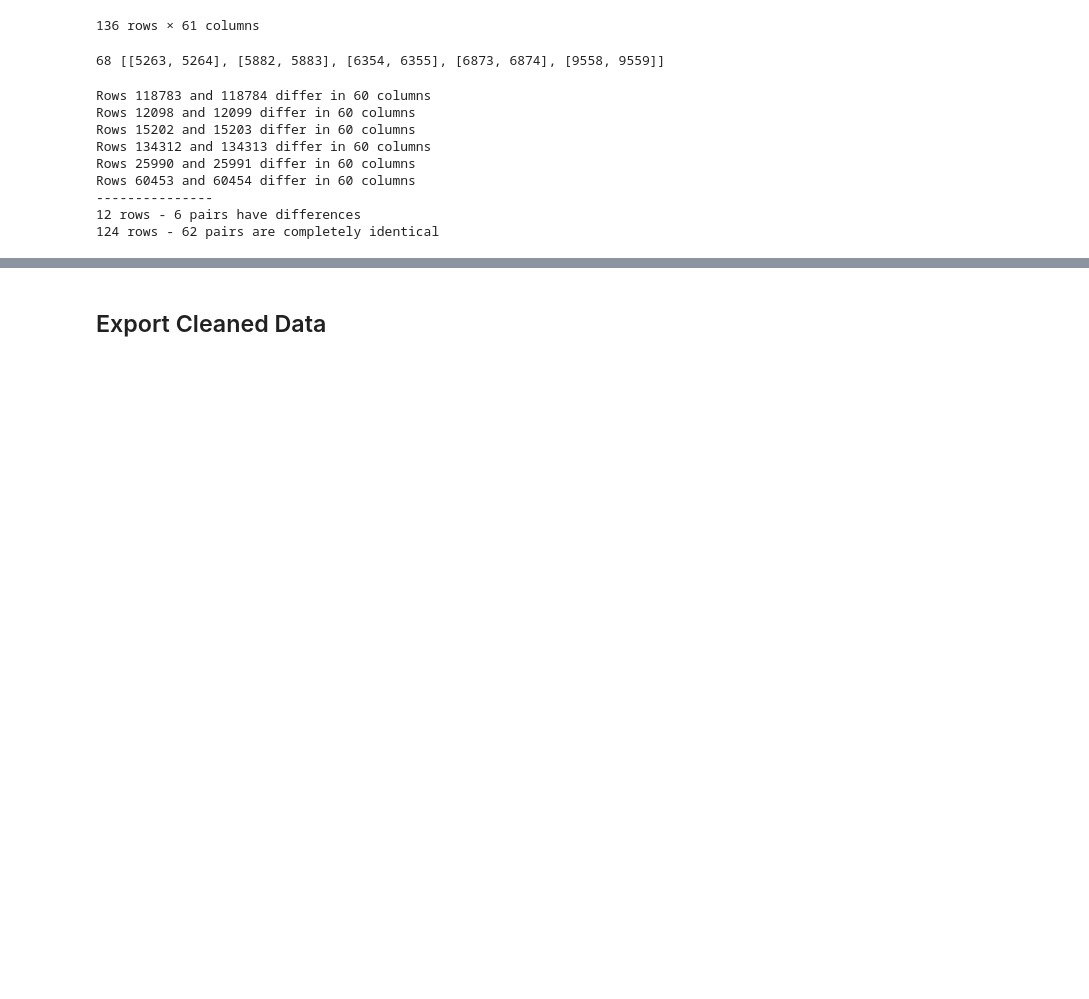
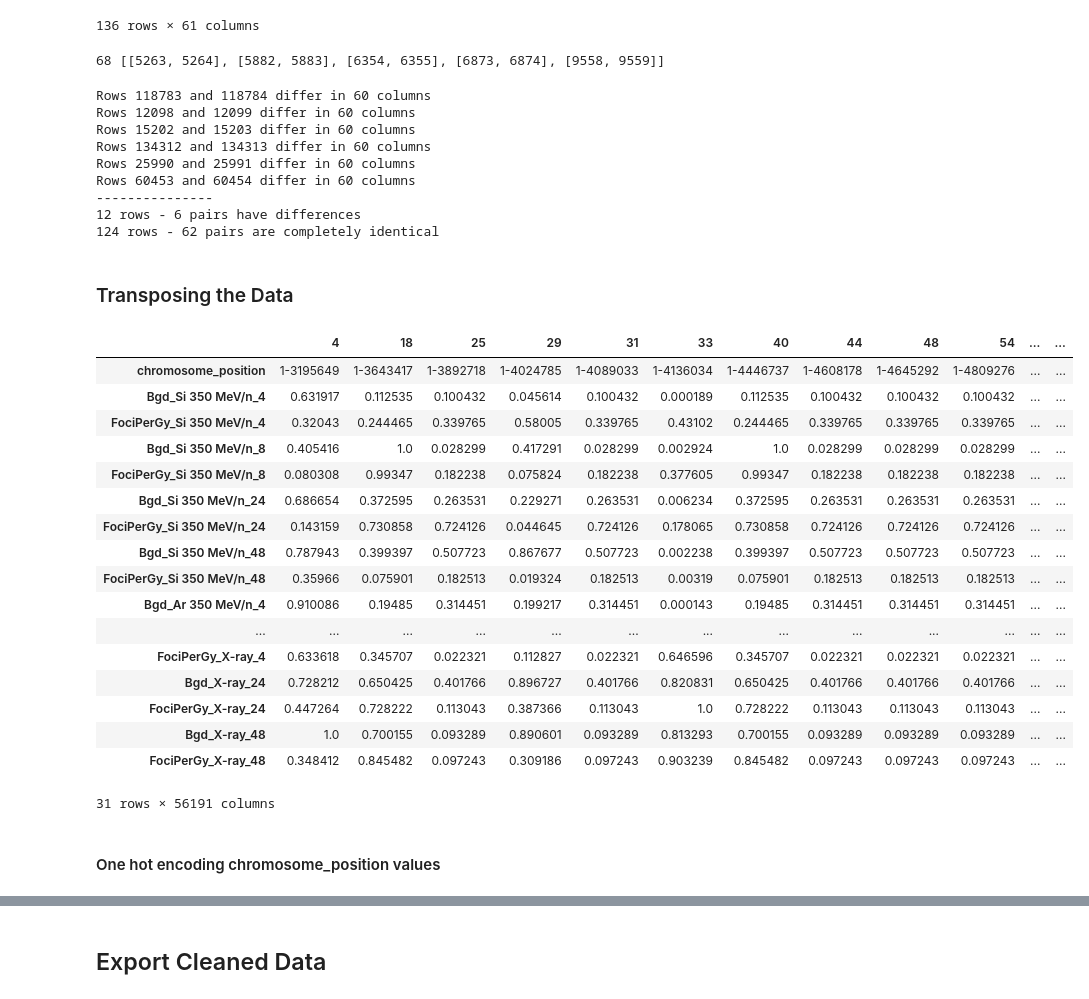
Before and after one commit to dag-ml/nodag, a Jupyter notebook: src/gwas_exploration_preprocessing.ipynb, the cells around one changed output, grey strips where cells are left out. Drawn from its saved outputs; the diff is of its cells as text; code cells hidden in the pictures; blank space fills up the shorter version.

```diff
--- a/src/gwas_exploration_preprocessing.ipynb
+++ b/src/gwas_exploration_preprocessing.ipynb
@@ -155,3 +155,17 @@ gwas_df_clean
 | 134567 | 22-993761 | 0.001780 | 0.818153 | 0.001511 | ... |
 | 134573 | 22-1042487 | 0.205781 | 0.284442 | 0.067263 | ... |
 56191 rows × 61 columns
+# %%
+# Average column values for column names ending with and without .1
+gwas_df_clean_min = gwas_df_clean.copy()
+
+# Identify columns ending with .1
+dot_one_columns = [col for col in gwas_df_clean_min.columns if col.endswith('.1')]
+
+# Iterate through the .1 columns
+for col in dot_one_columns:
+    original_col = col.rsplit('.1', 1)[0]  # Extract the original column name by removing the '.1' suffix
+    gwas_df_clean_min[original_col] = (gwas_df_clean_min[original_col] + gwas_df_clean_min[col]) / 2  # Average the values
+    gwas_df_clean_min.drop(columns=[col], inplace=True)  # Drop the .1 column
+
+gwas_df_clean_min
@@ -329,3 +357,29 @@ Rows 60453 and 60454 differ in 60 columns
 ---------------
 12 rows - 6 pairs have differences
 124 rows - 62 pairs are completely identical
+# %% [markdown]
+### Transposing the Data
+# %%
+gwas_df_clean_transposed = gwas_df_clean_min.T
+gwas_df_clean_transposed
+# %% [output]
+|  | 4 | 18 | 25 | 29 | 31 | 33 | 40 | 44 | 48 | 54 | ... | ... |
+| chromosome_position | 1-3195649 | 1-3643417 | 1-3892718 | 1-4024785 | 1-4089033 | 1-4136034 | 1-4446737 | 1-4608178 | 1-4645292 | 1-4809276 | ... | ... |
+| Bgd_Si 350 MeV/n_4 | 0.631917 | 0.112535 | 0.100432 | 0.045614 | 0.100432 | 0.000189 | 0.112535 | 0.100432 | 0.100432 | 0.100432 | ... | ... |
+| FociPerGy_Si 350 MeV/n_4 | 0.32043 | 0.244465 | 0.339765 | 0.58005 | 0.339765 | 0.43102 | 0.244465 | 0.339765 | 0.339765 | 0.339765 | ... | ... |
+| Bgd_Si 350 MeV/n_8 | 0.405416 | 1.0 | 0.028299 | 0.417291 | 0.028299 | 0.002924 | 1.0 | 0.028299 | 0.028299 | 0.028299 | ... | ... |
+| FociPerGy_Si 350 MeV/n_8 | 0.080308 | 0.99347 | 0.182238 | 0.075824 | 0.182238 | 0.377605 | 0.99347 | 0.182238 | 0.182238 | 0.182238 | ... | ... |
+| Bgd_Si 350 MeV/n_24 | 0.686654 | 0.372595 | 0.263531 | 0.229271 | 0.263531 | 0.006234 | 0.372595 | 0.263531 | 0.263531 | 0.263531 | ... | ... |
+| FociPerGy_Si 350 MeV/n_24 | 0.143159 | 0.730858 | 0.724126 | 0.044645 | 0.724126 | 0.178065 | 0.730858 | 0.724126 | 0.724126 | 0.724126 | ... | ... |
+| Bgd_Si 350 MeV/n_48 | 0.787943 | 0.399397 | 0.507723 | 0.867677 | 0.507723 | 0.002238 | 0.399397 | 0.507723 | 0.507723 | 0.507723 | ... | ... |
+| FociPerGy_Si 350 MeV/n_48 | 0.35966 | 0.075901 | 0.182513 | 0.019324 | 0.182513 | 0.00319 | 0.075901 | 0.182513 | 0.182513 | 0.182513 | ... | ... |
+| Bgd_Ar 350 MeV/n_4 | 0.910086 | 0.19485 | 0.314451 | 0.199217 | 0.314451 | 0.000143 | 0.19485 | 0.314451 | 0.314451 | 0.314451 | ... | ... |
+| ... | ... | ... | ... | ... | ... | ... | ... | ... | ... | ... | ... | ... |
+| FociPerGy_X-ray_4 | 0.633618 | 0.345707 | 0.022321 | 0.112827 | 0.022321 | 0.646596 | 0.345707 | 0.022321 | 0.022321 | 0.022321 | ... | ... |
+| Bgd_X-ray_24 | 0.728212 | 0.650425 | 0.401766 | 0.896727 | 0.401766 | 0.820831 | 0.650425 | 0.401766 | 0.401766 | 0.401766 | ... | ... |
+| FociPerGy_X-ray_24 | 0.447264 | 0.728222 | 0.113043 | 0.387366 | 0.113043 | 1.0 | 0.728222 | 0.113043 | 0.113043 | 0.113043 | ... | ... |
+| Bgd_X-ray_48 | 1.0 | 0.700155 | 0.093289 | 0.890601 | 0.093289 | 0.813293 | 0.700155 | 0.093289 | 0.093289 | 0.093289 | ... | ... |
+| FociPerGy_X-ray_48 | 0.348412 | 0.845482 | 0.097243 | 0.309186 | 0.097243 | 0.903239 | 0.845482 | 0.097243 | 0.097243 | 0.097243 | ... | ... |
+31 rows × 56191 columns
+# %% [markdown]
+#### One hot encoding chromosome_position values
```
Also changed, not shown: parts of 9 cells of this notebook, 16 other files.
